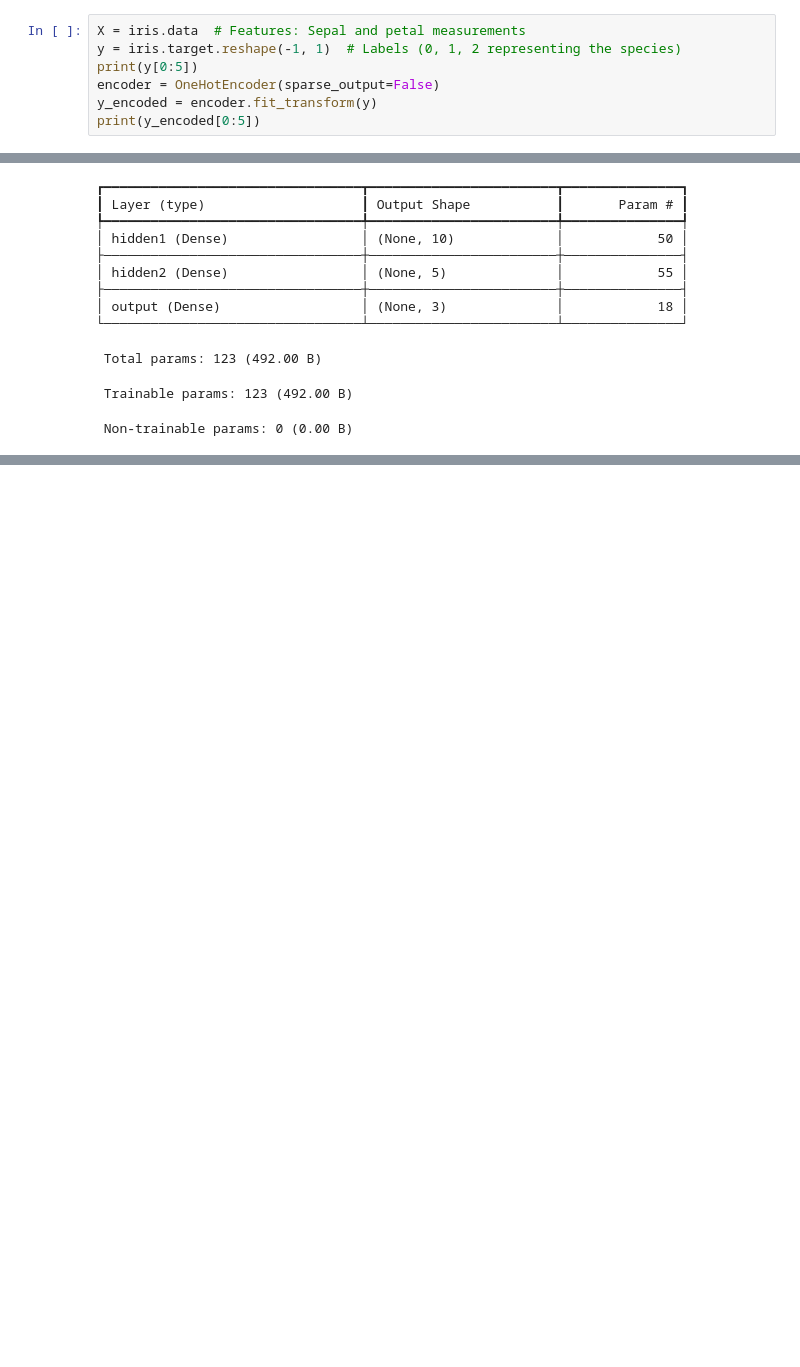
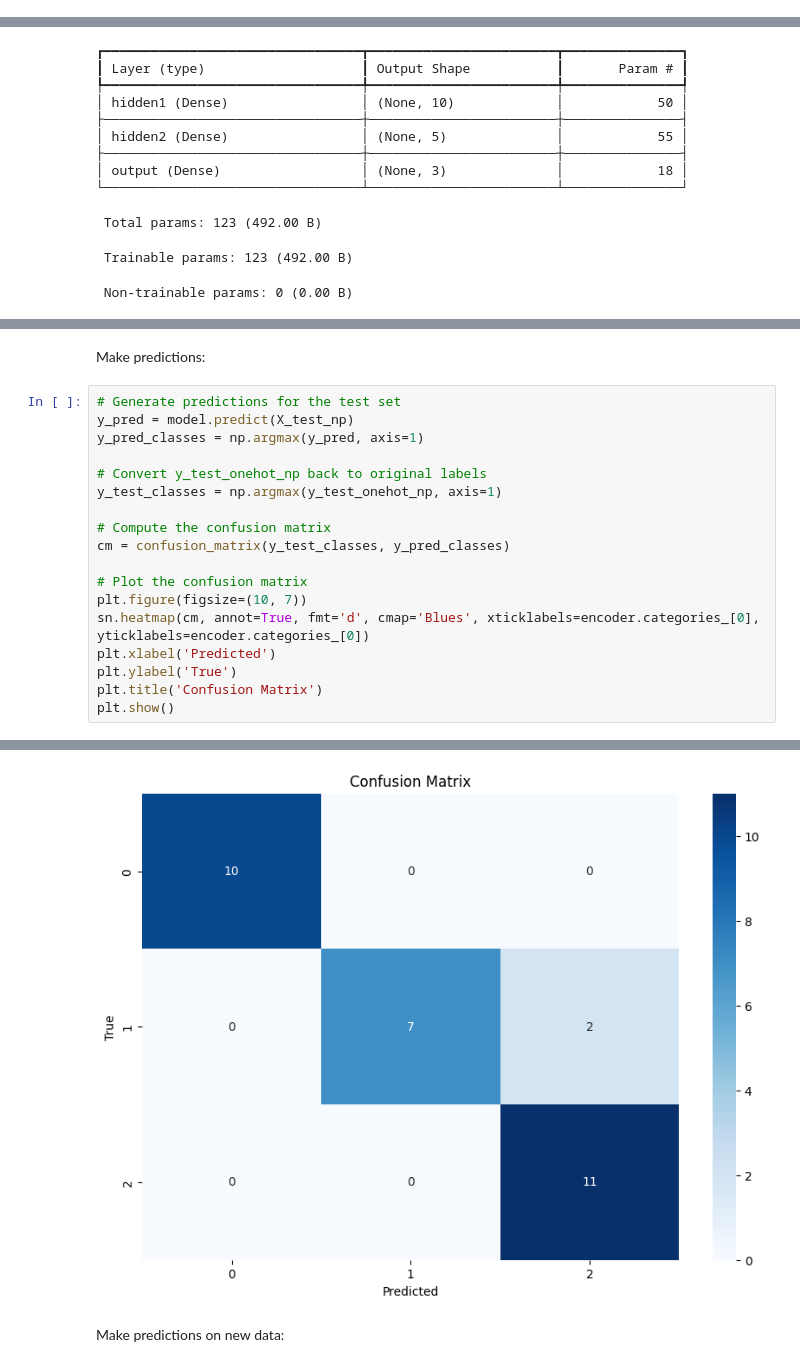
Before and after one commit to dancla240/Python-General-Learn, a Jupyter notebook: ML_Iris/iris_neural_network.ipynb, the cells around one changed output, grey strips where cells are left out. Cells and saved outputs as stored; diff of their text form; blank space fills up the shorter version.

```diff
--- a/ML_Iris/iris_neural_network.ipynb
+++ b/ML_Iris/iris_neural_network.ipynb
@@ -64,7 +53,0 @@ print(iris.target[0:5])
-# %%
-X = iris.data  # Features: Sepal and petal measurements
-y = iris.target.reshape(-1, 1)  # Labels (0, 1, 2 representing the species)
-print(y[0:5])
-encoder = OneHotEncoder(sparse_output=False)
-y_encoded = encoder.fit_transform(y)
-print(y_encoded[0:5])
@@ -182,0 +147,21 @@ NameError: name 'y_pred' is not defined
+# %% [markdown]
+Make predictions:
+# %%
+# Generate predictions for the test set
+y_pred = model.predict(X_test_np)
+y_pred_classes = np.argmax(y_pred, axis=1)
+
+# Convert y_test_onehot_np back to original labels
+y_test_classes = np.argmax(y_test_onehot_np, axis=1)
+
+# Compute the confusion matrix
+cm = confusion_matrix(y_test_classes, y_pred_classes)
+
+# Plot the confusion matrix
+plt.figure(figsize=(10, 7))
+sn.heatmap(cm, annot=True, fmt='d', cmap='Blues', xticklabels=encoder.categories_[0], yticklabels=encoder.categories_[0])
+plt.xlabel('Predicted')
+plt.ylabel('True')
+plt.title('Confusion Matrix')
+plt.show()
+# %% [output]
@@ -182,0 +169,3 @@ NameError: name 'y_pred' is not defined
+[figure, added]
+# %% [markdown]
+Make predictions on new data:
```
Also changed, not shown: parts of 19 cells of this notebook.
